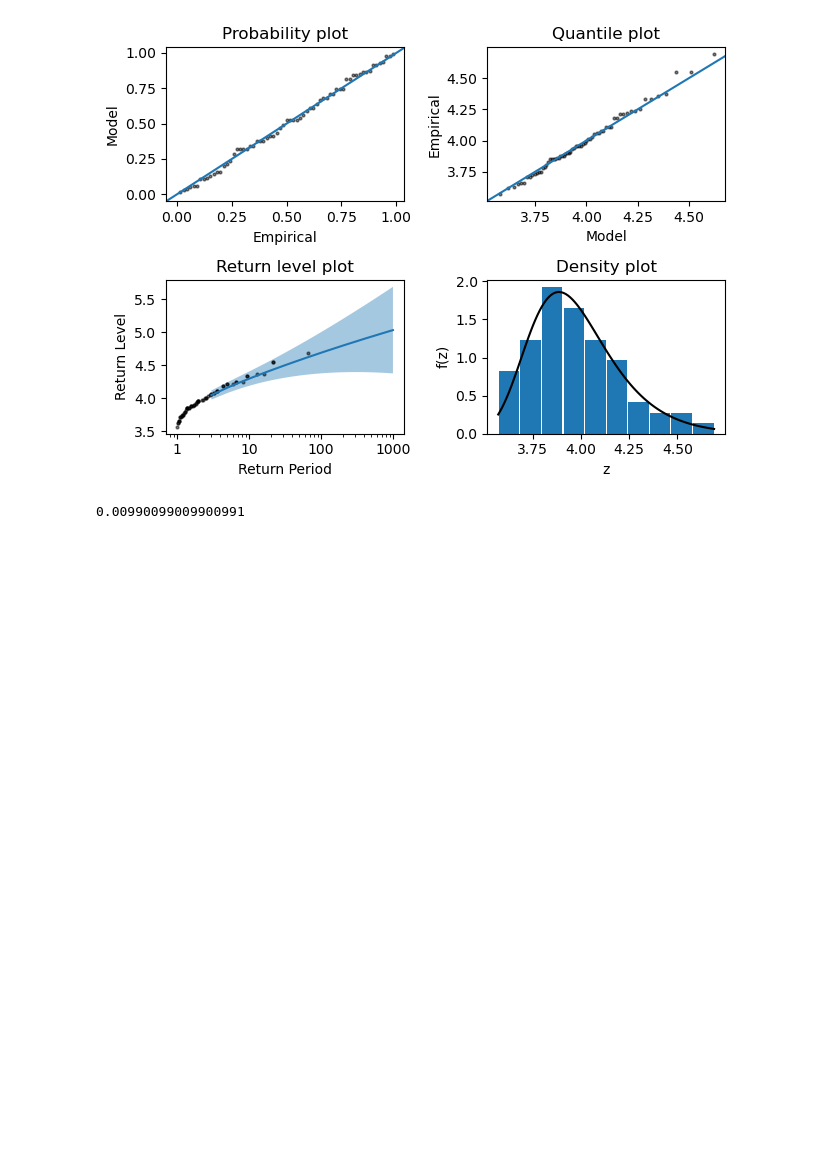
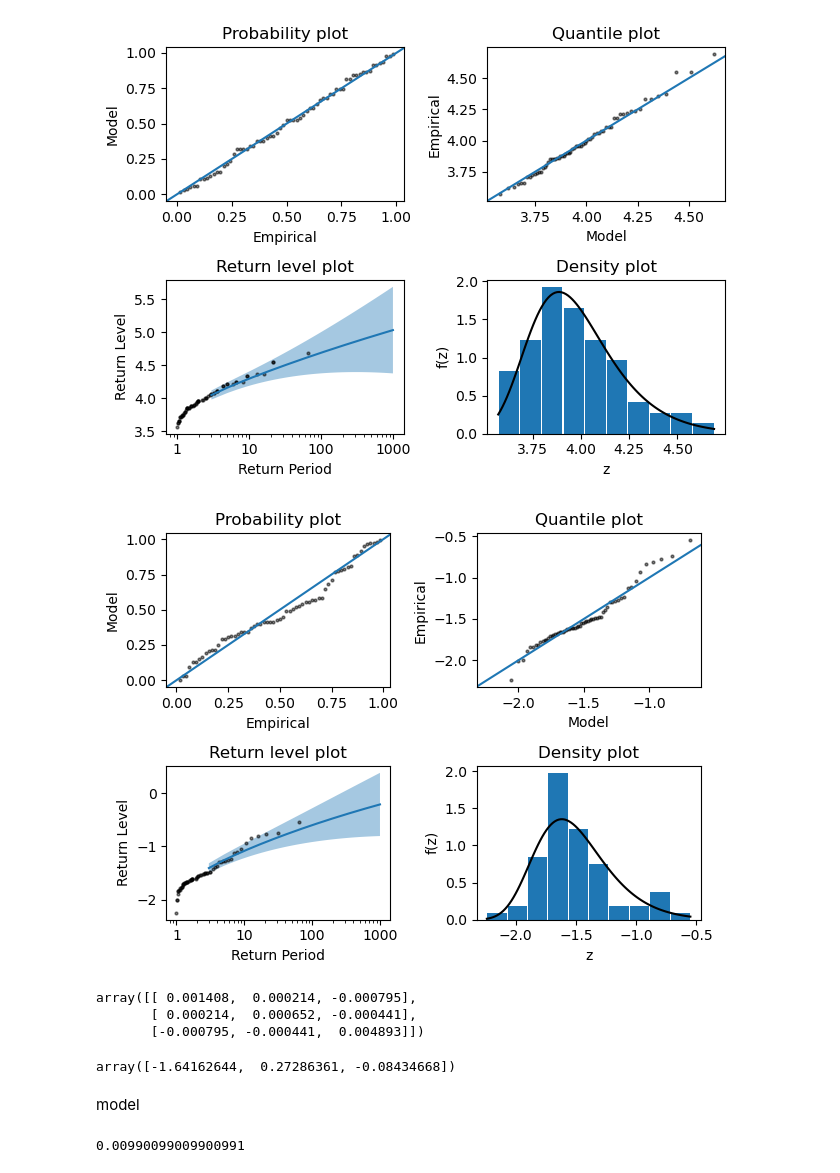
Before and after one commit to jlehtomaa/caseva, a Jupyter notebook: notebooks/tutorial.ipynb, the cells around one changed output. Cells and saved outputs as stored; diff of their text form; code cells hidden in the pictures; blank space fills up the shorter version.

```diff
--- a/notebooks/tutorial.ipynb
+++ b/notebooks/tutorial.ipynb
@@ -13,3 +12,14 @@ model.fit()
 model.model_evaluation_plot()
 # %% [output]
 [figure]
+# %%
+data = pd.read_csv("../data/glass.csv")
+
+extremes = -data["Strength"]
+
+# Coles (2001) p.59 Examples 3.4.1.
+model = BlockMaximaModel(extremes=extremes)
+model.fit()
+model.model_evaluation_plot()
+# %% [output]
+[figure, added]
@@ -16,3 +28,15 @@ model.model_evaluation_plot()
+# %%
+np.round(model.covar, 6)
+# %% [output]
+array([[ 0.001408,  0.000214, -0.000795],
+       [ 0.000214,  0.000652, -0.000441],
+       [-0.000795, -0.000441,  0.004893]])
+# %%
+model.theta
+# %% [output]
+array([-1.64162644,  0.27286361, -0.08434668])
+# %% [markdown]
+model
 # %%
 1-1/1.01
 # %% [output]
```
Also changed, not shown: parts of 2 cells of this notebook, 4 other files.
